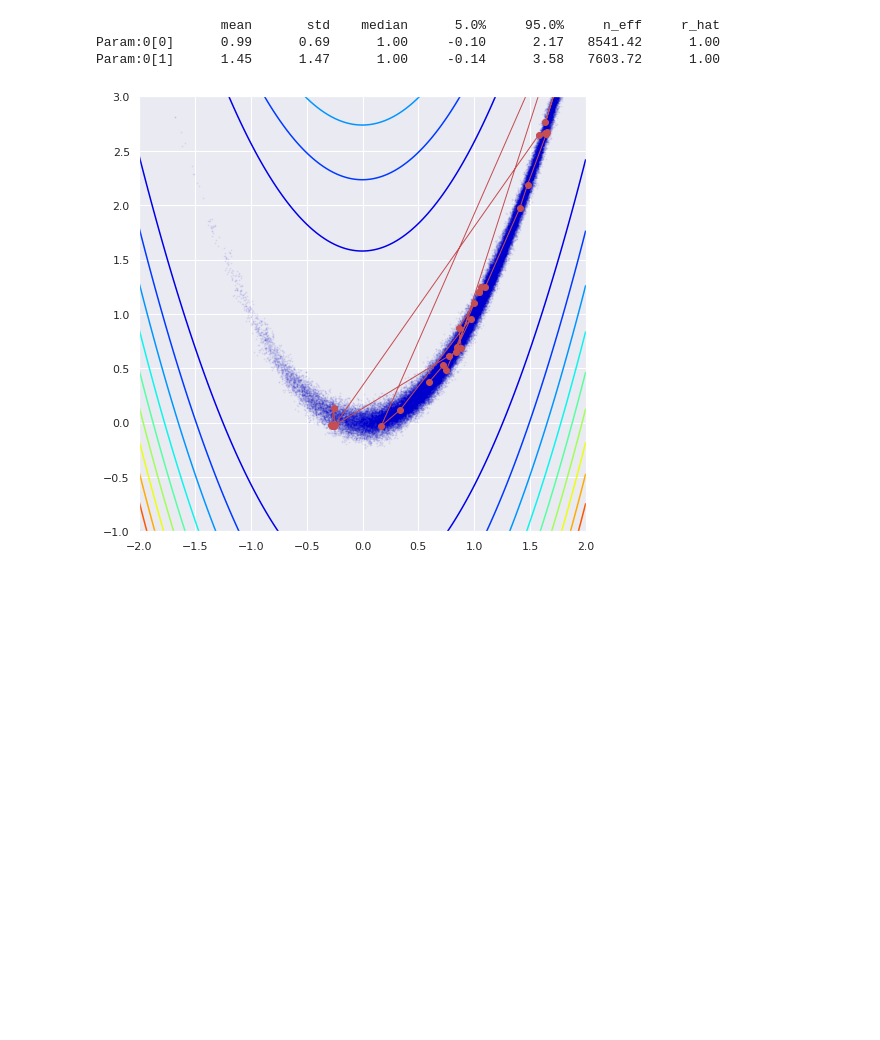
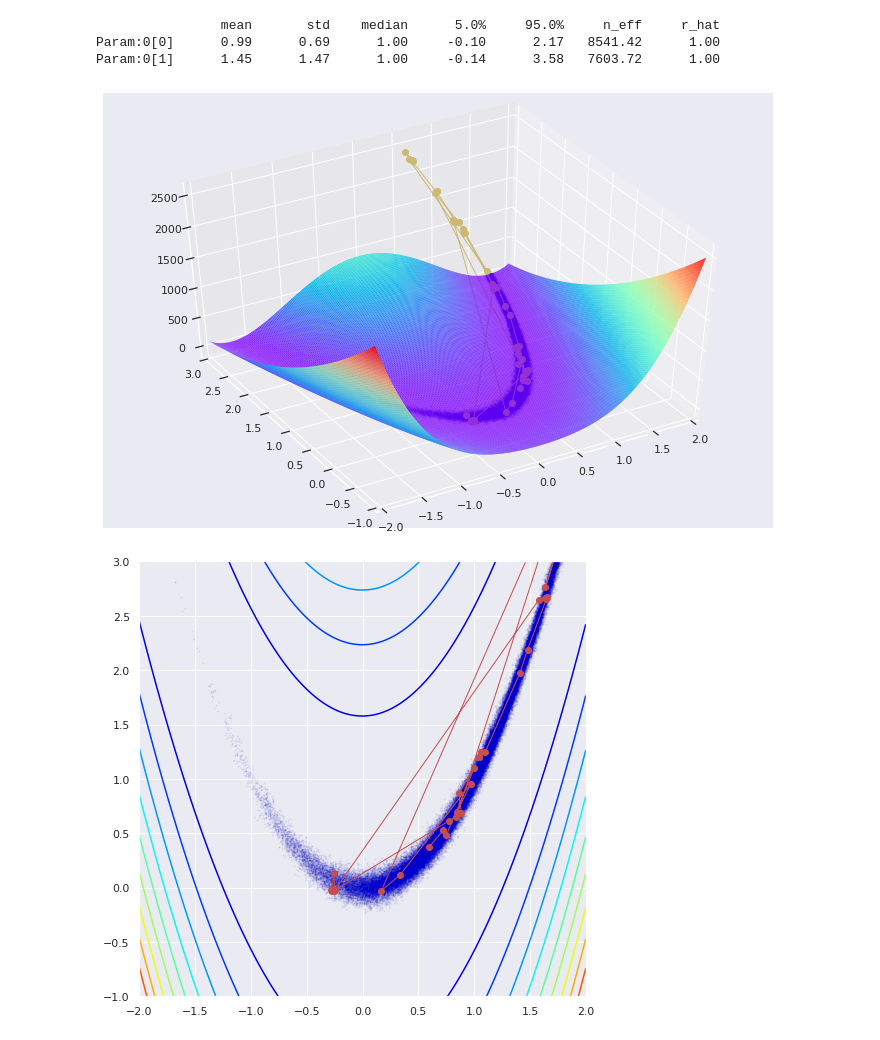
Before and after one commit to pyro-ppl/numpyro, a Jupyter notebook: notebooks/source/rosenbrock.ipynb, the cells around one changed output. Drawn from its saved outputs; the diff is of its cells as text; code cells hidden in the pictures; blank space fills up the shorter version.

Commit message:
add 3D plot

```diff
--- a/notebooks/source/rosenbrock.ipynb
+++ b/notebooks/source/rosenbrock.ipynb
@@ -29,6 +29,20 @@ x = np.linspace(-2, 2, 250)
 y = np.linspace(-1, 3, 250)
 x, y = np.meshgrid(x, y)
 z = vmap(vmap(rosenbrock))(np.stack([x, y], axis=-1))
+# %%
+zz = vmap(rosenbrock)(samples)
+mask = samples[:, 1] <=3
+# %%
+fig = plt.figure(figsize=(12, 8))
+ax = fig.add_subplot(111, projection='3d')
+ax.plot_surface(x, y, z, rstride=1, cstride=1, cmap='rainbow', edgecolor='none')
+ax.scatter(samples[mask, 0], samples[mask, 1], zz[mask], color='mediumblue',
+           marker='.', s=4, alpha=0.05)
+ax.plot(samples[-50:, 0], samples[-50:, 1], zz[-50:], 'yo-', lw=1)
+ax.set(xlim=(-2, 2), ylim=(-1, 3))
+ax.view_init(45, 240)
+# %% [output]
+[figure, added]
 # %%
 fig = plt.figure(figsize=(8, 8))
 ax = fig.add_subplot(111)
```
Also changed, not shown: parts of 1 cell of this notebook.
